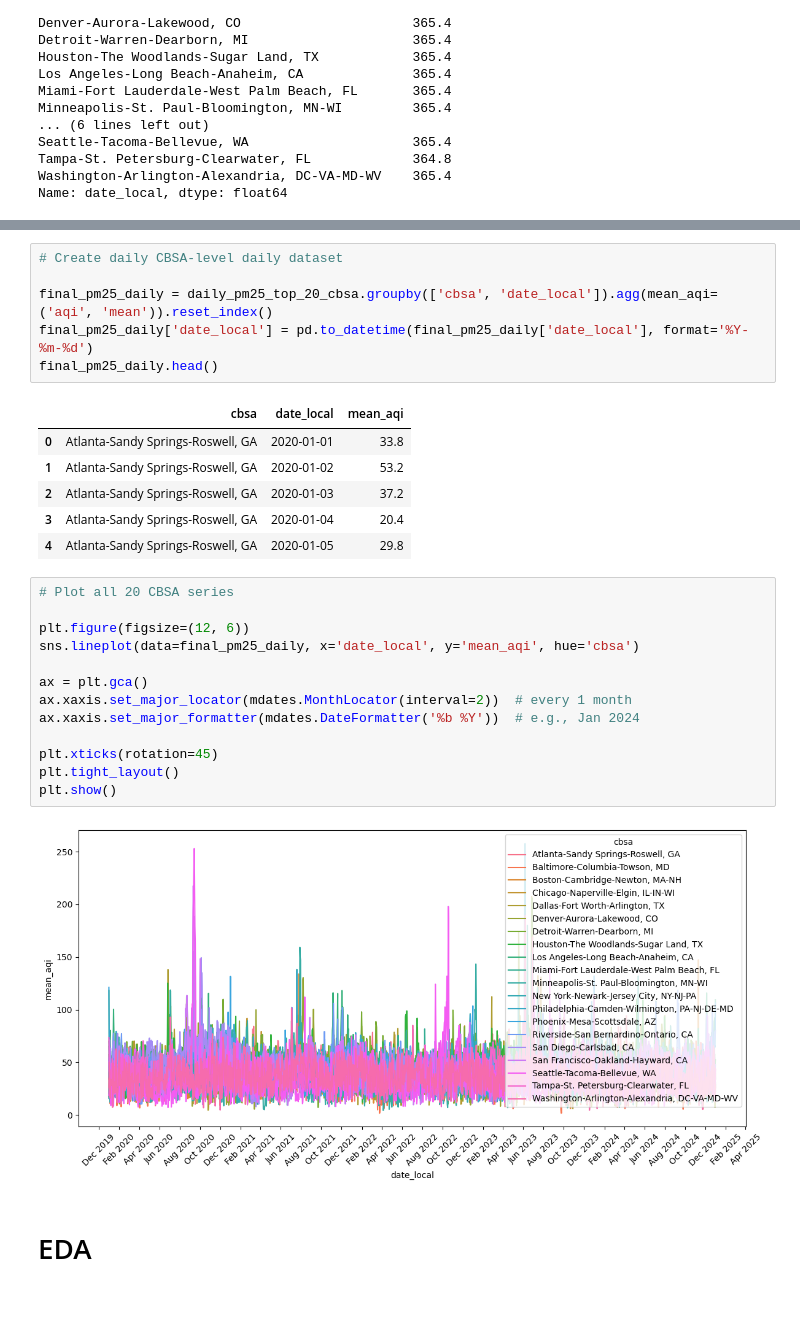
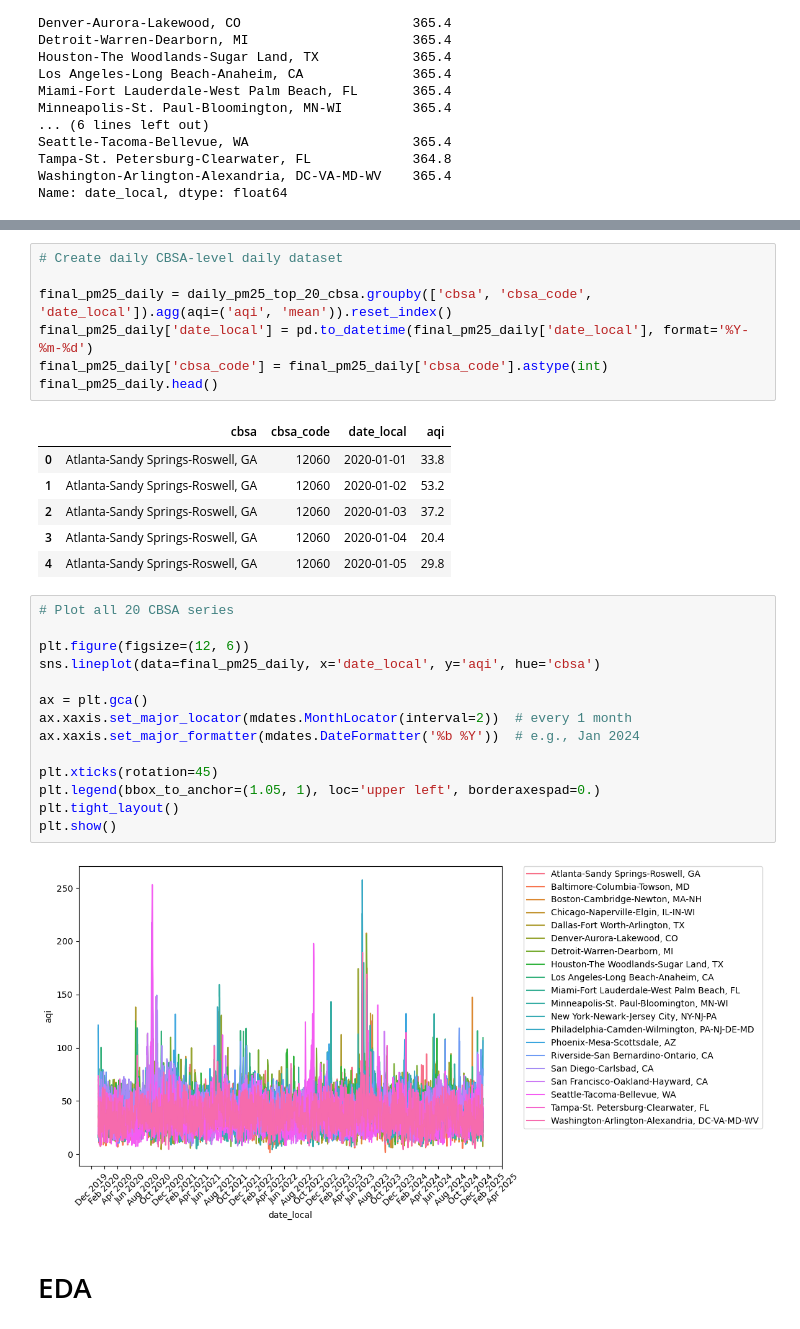
Before and after one commit to iherman10/aqi_geo_experiments, a Jupyter notebook: analysis.ipynb, the cells around one changed output, grey strips where cells are left out. Saved outputs shown, nothing was run; the diff lists cells and outputs as text; blank space fills up the shorter version.

```diff
--- a/analysis.ipynb
+++ b/analysis.ipynb
@@ -381,31 +401,33 @@ Name: date_local, dtype: float64
 # %%
 # Create daily CBSA-level daily dataset
 
-final_pm25_daily = daily_pm25_top_20_cbsa.groupby(['cbsa', 'date_local']).agg(mean_aqi=('aqi', 'mean')).reset_index()
+final_pm25_daily = daily_pm25_top_20_cbsa.groupby(['cbsa', 'cbsa_code', 'date_local']).agg(aqi=('aqi', 'mean')).reset_index()
 final_pm25_daily['date_local'] = pd.to_datetime(final_pm25_daily['date_local'], format='%Y-%m-%d')
+final_pm25_daily['cbsa_code'] = final_pm25_daily['cbsa_code'].astype(int)
 final_pm25_daily.head()
 # %% [output]
-|  | cbsa | date_local | mean_aqi |
-| 0 | Atlanta-Sandy Springs-Roswell, GA | 2020-01-01 | 33.8 |
-| 1 | Atlanta-Sandy Springs-Roswell, GA | 2020-01-02 | 53.2 |
-| 2 | Atlanta-Sandy Springs-Roswell, GA | 2020-01-03 | 37.2 |
-| 3 | Atlanta-Sandy Springs-Roswell, GA | 2020-01-04 | 20.4 |
-| 4 | Atlanta-Sandy Springs-Roswell, GA | 2020-01-05 | 29.8 |
+|  | cbsa | cbsa_code | date_local | aqi |
+| 0 | Atlanta-Sandy Springs-Roswell, GA | 12060 | 2020-01-01 | 33.8 |
+| 1 | Atlanta-Sandy Springs-Roswell, GA | 12060 | 2020-01-02 | 53.2 |
+| 2 | Atlanta-Sandy Springs-Roswell, GA | 12060 | 2020-01-03 | 37.2 |
+| 3 | Atlanta-Sandy Springs-Roswell, GA | 12060 | 2020-01-04 | 20.4 |
+| 4 | Atlanta-Sandy Springs-Roswell, GA | 12060 | 2020-01-05 | 29.8 |
 # %%
 # Plot all 20 CBSA series
 
 plt.figure(figsize=(12, 6))
-sns.lineplot(data=final_pm25_daily, x='date_local', y='mean_aqi', hue='cbsa')
+sns.lineplot(data=final_pm25_daily, x='date_local', y='aqi', hue='cbsa')
 
 ax = plt.gca()
 ax.xaxis.set_major_locator(mdates.MonthLocator(interval=2))  # every 1 month
 ax.xaxis.set_major_formatter(mdates.DateFormatter('%b %Y'))  # e.g., Jan 2024
 
 plt.xticks(rotation=45)
+plt.legend(bbox_to_anchor=(1.05, 1), loc='upper left', borderaxespad=0.)
 plt.tight_layout()
 plt.show()
 # %% [output]
-[figure, old version]
+[figure, new version]
 # %% [markdown]
 # EDA
 # %% [markdown]
```
Also changed, not shown: parts of 7 cells of this notebook.
